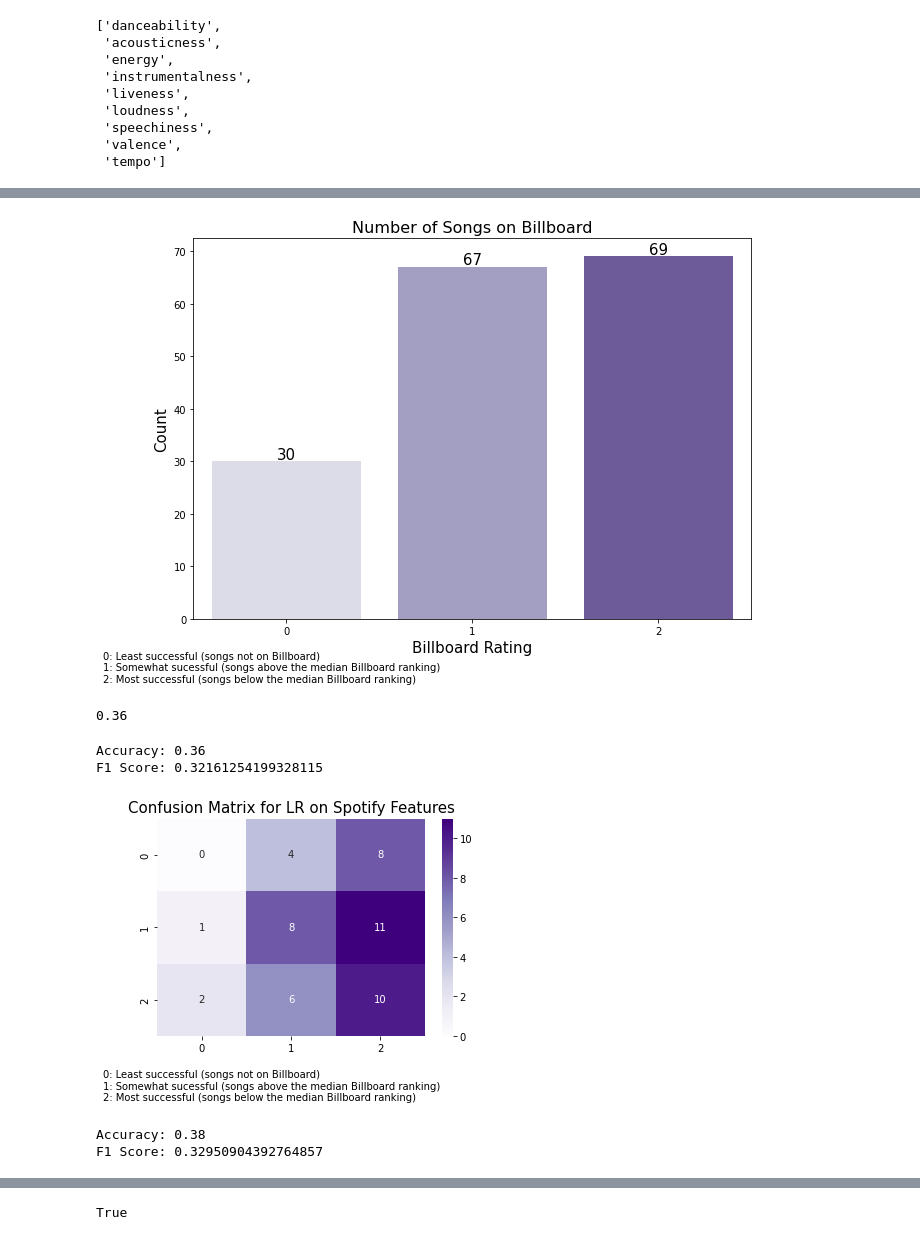
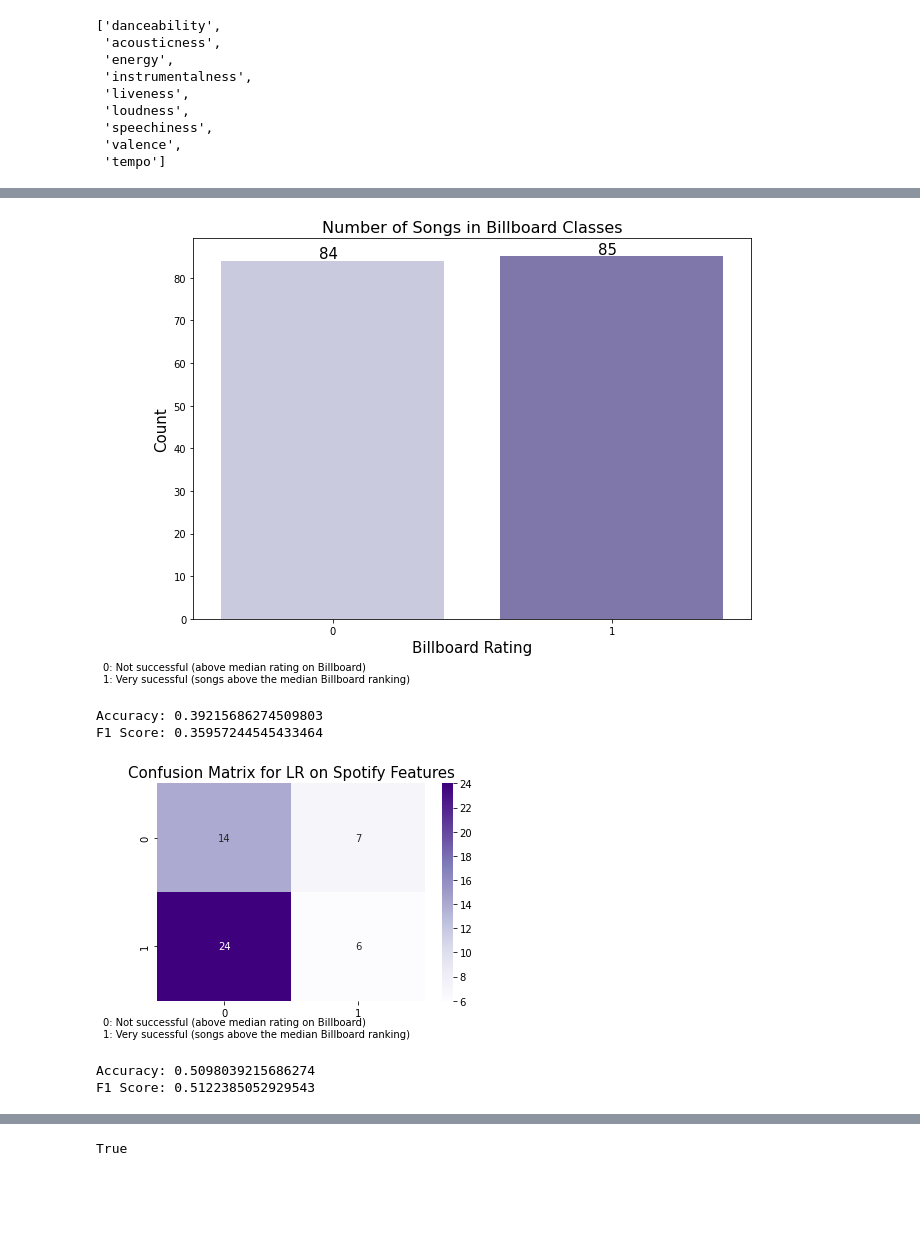
Before and after one commit to scharfsteina/BigDataFinalProject, a Jupyter notebook: analysis.ipynb, the cells around one changed output, grey strips where cells are left out. Drawn from its saved outputs; the diff is of its cells as text; code cells hidden in the pictures; blank space fills up the shorter version.

```diff
--- a/analysis.ipynb
+++ b/analysis.ipynb
@@ -56 +83,5 @@ print((spotify[features[0]]).std()) # should be ~ 1
 1.0
+# %%
+for f in features:
+    plot_boxplot(f)
+plt.show()
@@ -57,25 +98,19 @@ print((spotify[features[0]]).std()) # should be ~ 1
 # %%
-X = np.array(spotify[features])
+x = np.array(spotify[features])
 y = np.array(spotify["billboard_rating"])
-X_train, X_test, y_train, y_test = train_test_split(X, y, test_size=0.3)
+X_train, X_test, y_train, y_test = train_test_split(x, y, test_size=0.3)
 # %%
 plt.figure(figsize = (10,7))
 ax = sns.countplot(x=y, palette="Purples")
 for p, label in zip(ax.patches, spotify["billboard_rating"].value_counts(ascending=True)):
     ax.annotate(label, ((p.get_x()+p.get_width()/2)-.05, p.get_height()+0.5), fontsize = 15)
-plt.title("Number of Songs on Billboard",fontsize = 16)
+plt.title("Number of Songs in Billboard Classes",fontsize = 16)
 plt.xlabel("Billboard Rating", fontsize = 15)
 plt.ylabel("Count", fontsize = 15)
-plt.figtext(0,0,"0: Least successful (songs not on Billboard)\n1: Somewhat sucessful (songs above the median Billboard ranking)\n2: Most successful (songs below the median Billboard ranking)")
+plt.figtext(0,0,"0: Not successful (above median rating on Billboard)\n1: Very sucessful (songs above the median Billboard ranking)")
 plt.show()
 # %% [output]
-[figure, old version]
+[figure, new version]
-# %%
-model_lr = LogisticRegression().fit(X_train, y_train)
-score = model_lr.score(X_test, y_test)
-score # 36 % is not good
-# %% [output]
-0.36
 # %%
 def evaluate_model(model):
     y_pred = model.predict(X_test)
@@ -87,14 +122,24 @@ def evaluate_model(model):
 def disp_confusion(c, title):
     sns.heatmap(c, annot=True, cmap="Purples")
     plt.title(f"Confusion Matrix for {title} Features", fontsize = 15)
-    plt.figtext(0,-.1,"0: Least successful (songs not on Billboard)\n1: Somewhat sucessful (songs above the median Billboard ranking)\n2: Most successful (songs below the median Billboard ranking)");
+    plt.figtext(0,0,"0: Not successful (above median rating on Billboard)\n1: Very sucessful (songs above the median Billboard ranking)")
-# %%
-lr_results = evaluate_model(model_lr)
-print(f"Accuracy: {lr_results['accuracy']}\nF1 Score: {lr_results['f1']}\n")
-# %% [output]
-Accuracy: 0.36
-F1 Score: 0.32161254199328115
+# %%
+accuracy = []; f1 = []; confusion = []
+model_lr = None
+for i in range(5):
+    model_lr = LogisticRegression().fit(X_train, y_train)
+    lr_results = evaluate_model(model_lr)
+    accuracy.append(lr_results['accuracy'])
+    f1.append(lr_results['f1'])
+    confusion.append(lr_results['confusion'])
+
+lr_accuracy = np.mean(accuracy)
+lr_f1 = np.mean(f1)
+print(f"Accuracy: {lr_accuracy}\nF1 Score: {lr_f1}\n")
+# %% [output]
+Accuracy: 0.39215686274509803
+F1 Score: 0.35957244545433464
 # %%
-disp_confusion(lr_results['confusion'], title="LR on Spotify")
+disp_confusion(confusion[0], title="LR on Spotify")
 # %% [output]
-[figure, old version]
+[figure, new version]
@@ -103,7 +146,17 @@ model_rf = RandomForestClassifier().fit(X_train, y_train)
-# %%
-rf_results = evaluate_model(model_rf)
-print(f"Accuracy: {rf_results['accuracy']}\nF1 Score: {rf_results['f1']}\n")
-# %% [output]
-Accuracy: 0.38
-F1 Score: 0.32950904392764857
+# %%
+accuracy = []; f1 = []; confusion = []
+model_rf = None
+for i in range(5):
+    model_rf = RandomForestClassifier().fit(X_train, y_train)
+    rf_results = evaluate_model(model_rf)
+    accuracy.append(rf_results['accuracy'])
+    f1.append(rf_results['f1'])
+    confusion.append(rf_results['confusion'])
+
+rf_accuracy = np.mean(accuracy)
+rf_f1 = np.mean(f1)
+print(f"Accuracy: {rf_accuracy}\nF1 Score: {rf_f1}\n")
+# %% [output]
+Accuracy: 0.5098039215686274
+F1 Score: 0.5122385052929543
 # %%
```
Also changed, not shown: parts of 45 cells of this notebook, 11 other files.
